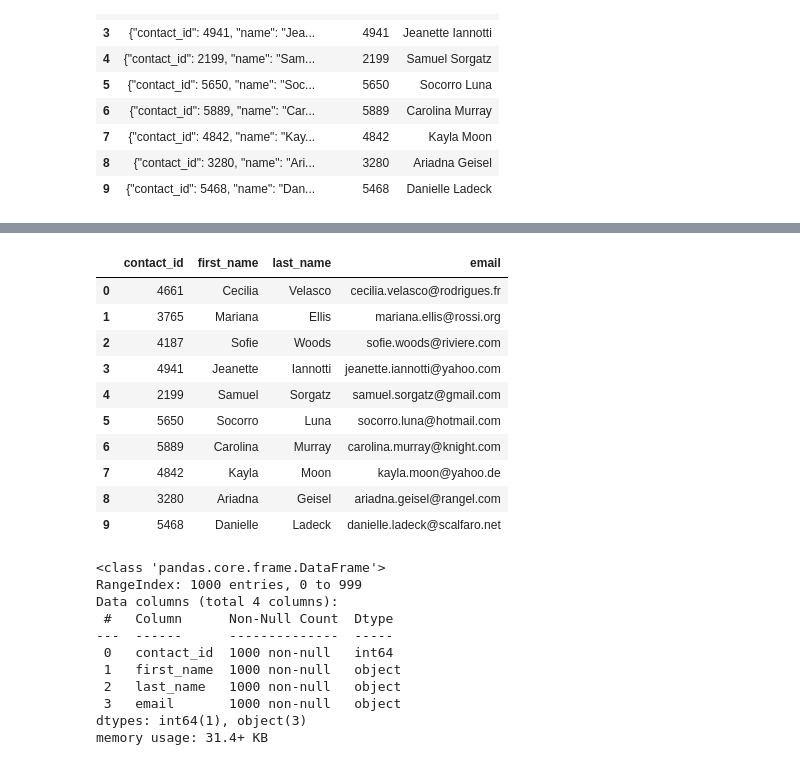
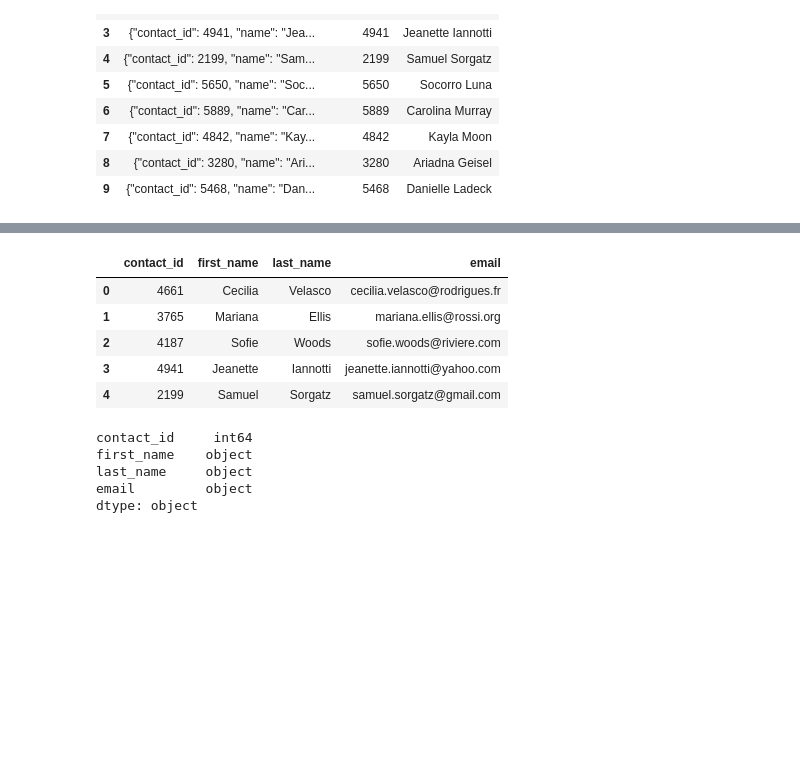
Before and after one commit to isabelleroet/Crowdfunding_ETL, a Jupyter notebook: ETL_Mini_Project_Starter_Code_AUmekubo_LVItullo_JChakraborty_MVogel_IRoetcisoender.ipynb, the cells around one changed output, grey strips where cells are left out. Saved outputs shown, nothing was run; the diff lists cells and outputs as text; code cells hidden in the pictures; blank space fills up the shorter version.

```diff
--- a/ETL_Mini_Project_Starter_Code_AUmekubo_LVItullo_JChakraborty_MVogel_IRoetcisoender.ipynb
+++ b/ETL_Mini_Project_Starter_Code_AUmekubo_LVItullo_JChakraborty_MVogel_IRoetcisoender.ipynb
@@ -482,5 +486,9 @@ memory usage: 15.8+ KB
 # %%
 # Extract the name of the contact and add it to a new column.
+p = "name\S\S\s\S(\w{1,}\s\w{1,})"
+name = contact_info_df_copy['contact_info'].str.extract(p)
+contact_info_df_copy['name'] = name
+contact_info_df_copy.head(10)
 # %% [output]
 |  | contact_info | contact_id | name |
 | 0 | {"contact_id": 4661, "name": "Cec... | 4661 | Cecilia Velasco |
@@ -495,3 +503,6 @@ memory usage: 15.8+ KB
 | 9 | {"contact_id": 5468, "name": "Dan... | 5468 | Danielle Ladeck |
 # %%
 # Extract the email from the contacts and add the values to a new column.
+p = "email\S\S\s\S(\w{1,}\S\w{1,}\W\w{1,}\W\w{1,3})"
+email = contact_info_df_copy['contact_info'].str.extract(p)
+contact_info_df_copy['email'] = email
@@ -523,0 +524,3 @@ memory usage: 15.8+ KB
+# %%
+contact_info = contact_info_df_copy.drop(columns =["contact_info"])
+contact_info
@@ -524,8 +541,13 @@ memory usage: 15.8+ KB
 # %%
 # Create a "first"name" and "last_name" column with the first and last names from the "name" column.
 
+contact_info[['first_name', 'last_name']] = contact_info['name'].str.split(' ', expand=True)
 
 # Drop the contact_name column
+contact_info = contact_info.drop(columns=['name'])
+contact_info.head()
+
+# Drop the contact_name column
 # %% [output]
 |  | contact_id | email | first_name | last_name |
 | 0 | 4661 | cecilia.velasco@rodrigues.fr | Cecilia | Velasco |
@@ -541,31 +558,23 @@ memory usage: 15.8+ KB
 # %%
 # Reorder the columns
+contact_info = contact_info[['contact_id', 'first_name', 'last_name', 'email']]
+contact_info.head()
 # %% [output]
 |  | contact_id | first_name | last_name | email |
 | 0 | 4661 | Cecilia | Velasco | cecilia.velasco@rodrigues.fr |
 | 1 | 3765 | Mariana | Ellis | mariana.ellis@rossi.org |
 | 2 | 4187 | Sofie | Woods | sofie.woods@riviere.com |
 | 3 | 4941 | Jeanette | Iannotti | jeanette.iannotti@yahoo.com |
 | 4 | 2199 | Samuel | Sorgatz | samuel.sorgatz@gmail.com |
-| 5 | 5650 | Socorro | Luna | socorro.luna@hotmail.com |
-| 6 | 5889 | Carolina | Murray | carolina.murray@knight.com |
-| 7 | 4842 | Kayla | Moon | kayla.moon@yahoo.de |
-| 8 | 3280 | Ariadna | Geisel | ariadna.geisel@rangel.com |
-| 9 | 5468 | Danielle | Ladeck | danielle.ladeck@scalfaro.net |
 # %%
 # Check the datatypes one more time before exporting as CSV file.
+contact_info.dtypes
 # %% [output]
-<class 'pandas.core.frame.DataFrame'>
-RangeIndex: 1000 entries, 0 to 999
-Data columns (total 4 columns):
- #   Column      Non-Null Count  Dtype
----  ------      --------------  -----
- 0   contact_id  1000 non-null   int64
- 1   first_name  1000 non-null   object
- 2   last_name   1000 non-null   object
- 3   email       1000 non-null   object
-dtypes: int64(1), object(3)
-memory usage: 31.4+ KB
+contact_id     int64
+first_name    object
+last_name     object
+email         object
+dtype: object
 # %%
 # Export the DataFrame as a CSV file.
 # contacts_df_clean.to_csv("Resources/contacts.csv", encoding='utf8', index=False)
```
Also changed, not shown: parts of 7 cells of this notebook.
